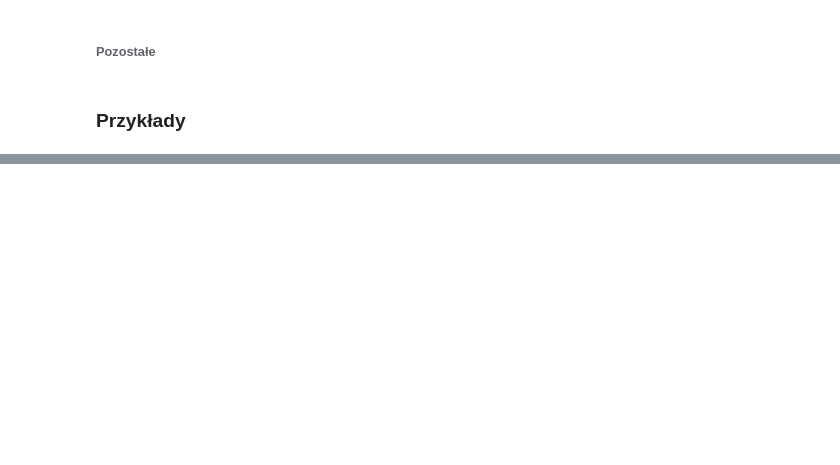
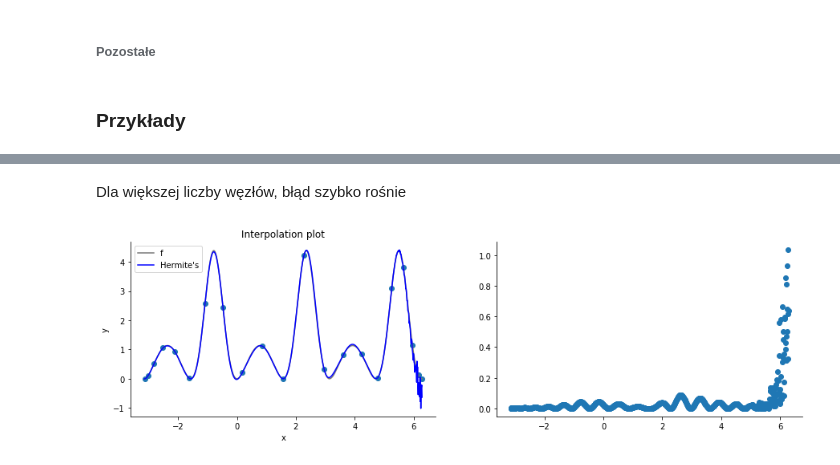
Before and after one commit to MatiPl01/Metody-Obliczeniowe-w-Nauce-i-Technice, a Jupyter notebook: 2. Laboratorium/Zadania/2b/MOwNiT - zagadnienie Hermite'a.ipynb, the cells around one changed output, grey strips where cells are left out. Drawn from its saved outputs; the diff is of its cells as text; code cells hidden in the pictures; blank space fills up the shorter version.

```diff
--- a/2. Laboratorium/Zadania/2b/MOwNiT - zagadnienie Hermite'a.ipynb
+++ b/2. Laboratorium/Zadania/2b/MOwNiT - zagadnienie Hermite'a.ipynb
@@ -68,15 +68,21 @@ def factorial(n):
     return n * factorial(n - 1)
 
 def hermite(xs: list[int], ys: list[list[int]]):
+    if len(xs) != len(ys):
+        raise ValueError('The length of the xs list is different from from the length of the ys list')
+    if not all(len(y_list) for y_list in ys):
+        raise ValueError('Lists of function values and derivatives must be not empty')
+
     ms = [len(y_list) for y_list in ys]
-    n = sum(ms)
+    m = sum(ms) # Total number of coefficients
+    n = m - 1  # Degree of a polynomial
 
     xs_ = []
     for i in range(len(xs)):
         xs_.extend([xs[i]] * ms[i])
 
     # Create a matrix of coefficients
-    bs = [[None] * n for _ in range(n)]
+    bs = [[None] * m for _ in range(m)]
 
     # Fill a matrix with known values
     i = 0
@@ -87,26 +93,29 @@ def hermite(xs: list[int], ys: list[list[int]]):
             i += 1
 
     # Fill the remaining triangular part of a matrix
-    for j in range(1, n):
-        for i in range(j, n):
+    for j in range(1, m):
+        for i in range(j, m):
             if bs[i][j] is not None:
                 continue
             bs[i][j] = (bs[i][j - 1] - bs[i - 1][j - 1]) / (xs_[i] - xs_[i - j])
 
     # Rewrite coefficients to the linear array
-    bs_ = [bs[i][i] for i in range(n)]
+    bs_ = [bs[i][i] for i in range(m)]
 
-    # Create and return interpolating function
+    # Create interpolating function
     def f(x):
-        x_diffs = [1] + [x - xs_[i] for i in range(n - 1)]
+        x_diffs = [x - xi for xi in xs]
 
-        y = 0
-        x_coeff = 1
-        for bi, x_diff in zip(bs_, x_diffs):
-            x_coeff *= x_diff
-            y += bi * x_coeff
-
-        return y
+        y = bs_[0]
+        Pl = 1
+        deg = 0  # Current Pl polynomial degree
+        for i, mi in enumerate(ms):
+            for _ in range(mi):
+                deg += 1
+                Pl *= x_diffs[i]
+                y += bs_[deg] * Pl
+                if deg == n:
+                    return y
 
     return f
 # %%
@@ -256,0 +262,10 @@ plot_interpolation(g, xs_, ys)
+# %% [markdown]
+Dla większej liczby węzłów, błąd szybko rośnie
+# %%
+n = 21
+xs = chebyshev_nodes(a, b, n)
+ys = [derivatives(x, 1) for x in xs]  # Function values and their first-order derivatives
+
+plot_interpolation(g, xs, ys)
+# %% [output]
+[figure, added]
```
Also changed, not shown: parts of 28 cells of this notebook, 1 other file.
